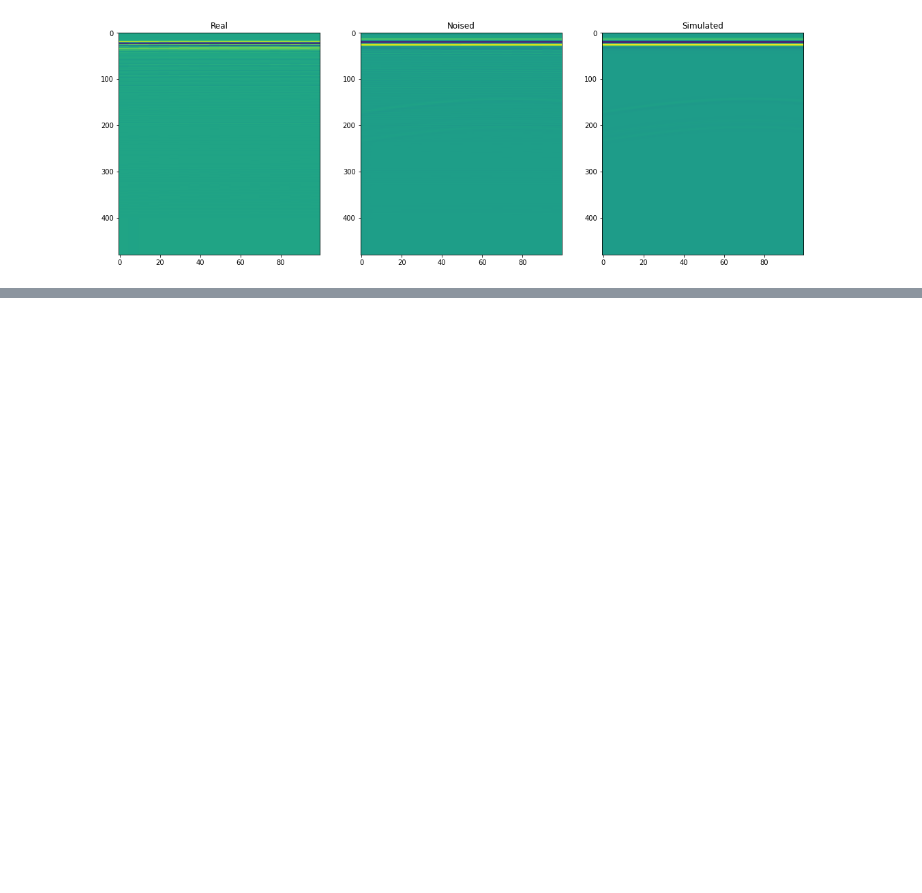
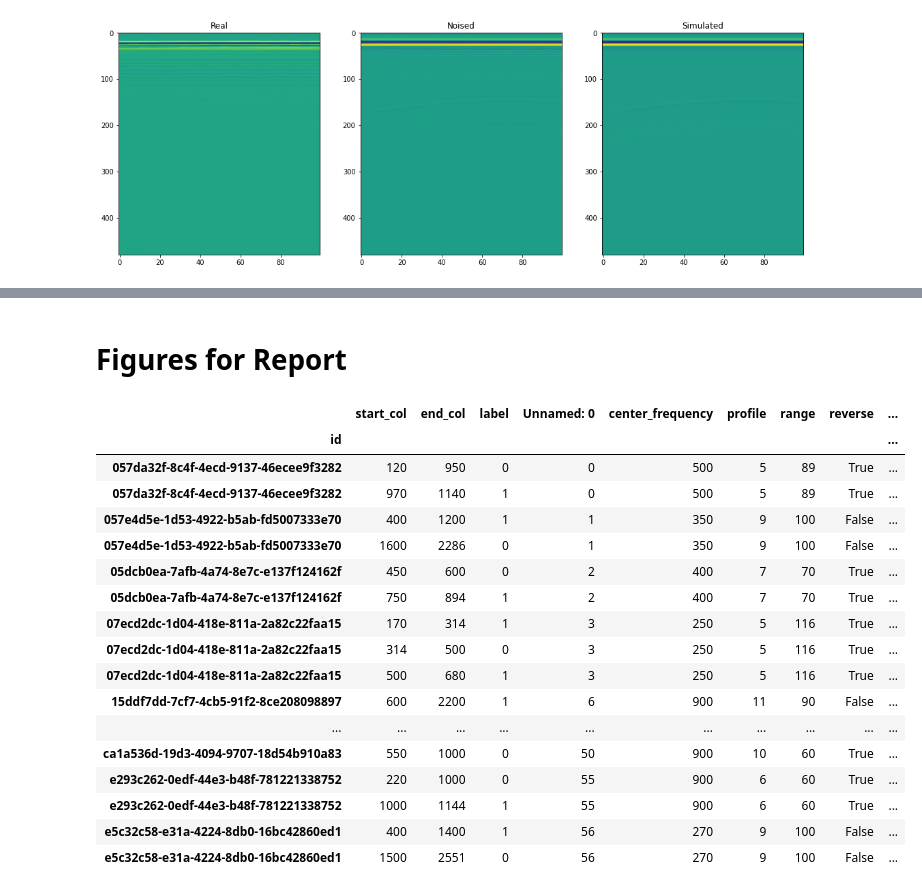
Before and after one commit to jeanruggiero/masters-thesis, a Jupyter notebook: DataExploration.ipynb, the cells around one changed output, grey strips where cells are left out. Saved outputs shown, nothing was run; the diff lists cells and outputs as text; code cells hidden in the pictures; blank space fills up the shorter version.

```diff
--- a/DataExploration.ipynb
+++ b/DataExploration.ipynb
@@ -571,0 +563,2 @@ imshow(noised, aspect="auto")
+# %% [markdown]
+# Figures for Report
@@ -571,0 +577,21 @@ imshow(noised, aspect="auto")
+# %%
+labels
+# %% [output]
+|  | start_col | end_col | label | Unnamed: 0 | center_frequency | profile | range | reverse | ... |
+| id |  |  |  |  |  |  |  |  | ... |
+| 057da32f-8c4f-4ecd-9137-46ecee9f3282 | 120 | 950 | 0 | 0 | 500 | 5 | 89 | True | ... |
+| 057da32f-8c4f-4ecd-9137-46ecee9f3282 | 970 | 1140 | 1 | 0 | 500 | 5 | 89 | True | ... |
+| 057e4d5e-1d53-4922-b5ab-fd5007333e70 | 400 | 1200 | 1 | 1 | 350 | 9 | 100 | False | ... |
+| 057e4d5e-1d53-4922-b5ab-fd5007333e70 | 1600 | 2286 | 0 | 1 | 350 | 9 | 100 | False | ... |
+| 05dcb0ea-7afb-4a74-8e7c-e137f124162f | 450 | 600 | 0 | 2 | 400 | 7 | 70 | True | ... |
+| 05dcb0ea-7afb-4a74-8e7c-e137f124162f | 750 | 894 | 1 | 2 | 400 | 7 | 70 | True | ... |
+| 07ecd2dc-1d04-418e-811a-2a82c22faa15 | 170 | 314 | 1 | 3 | 250 | 5 | 116 | True | ... |
+| 07ecd2dc-1d04-418e-811a-2a82c22faa15 | 314 | 500 | 0 | 3 | 250 | 5 | 116 | True | ... |
+| 07ecd2dc-1d04-418e-811a-2a82c22faa15 | 500 | 680 | 1 | 3 | 250 | 5 | 116 | True | ... |
+| 15ddf7dd-7cf7-4cb5-91f2-8ce208098897 | 600 | 2200 | 1 | 6 | 900 | 11 | 90 | False | ... |
+| ... | ... | ... | ... | ... | ... | ... | ... | ... | ... |
+| ca1a536d-19d3-4094-9707-18d54b910a83 | 550 | 1000 | 0 | 50 | 900 | 10 | 60 | True | ... |
+| e293c262-0edf-44e3-b48f-781221338752 | 220 | 1000 | 0 | 55 | 900 | 6 | 60 | True | ... |
+| e293c262-0edf-44e3-b48f-781221338752 | 1000 | 1144 | 1 | 55 | 900 | 6 | 60 | True | ... |
+| e5c32c58-e31a-4224-8db0-16bc42860ed1 | 400 | 1400 | 1 | 56 | 270 | 9 | 100 | False | ... |
+| e5c32c58-e31a-4224-8db0-16bc42860ed1 | 1500 | 2551 | 0 | 56 | 270 | 9 | 100 | False | ... |
```
Also changed, not shown: parts of 20 cells of this notebook, 5 other files.
